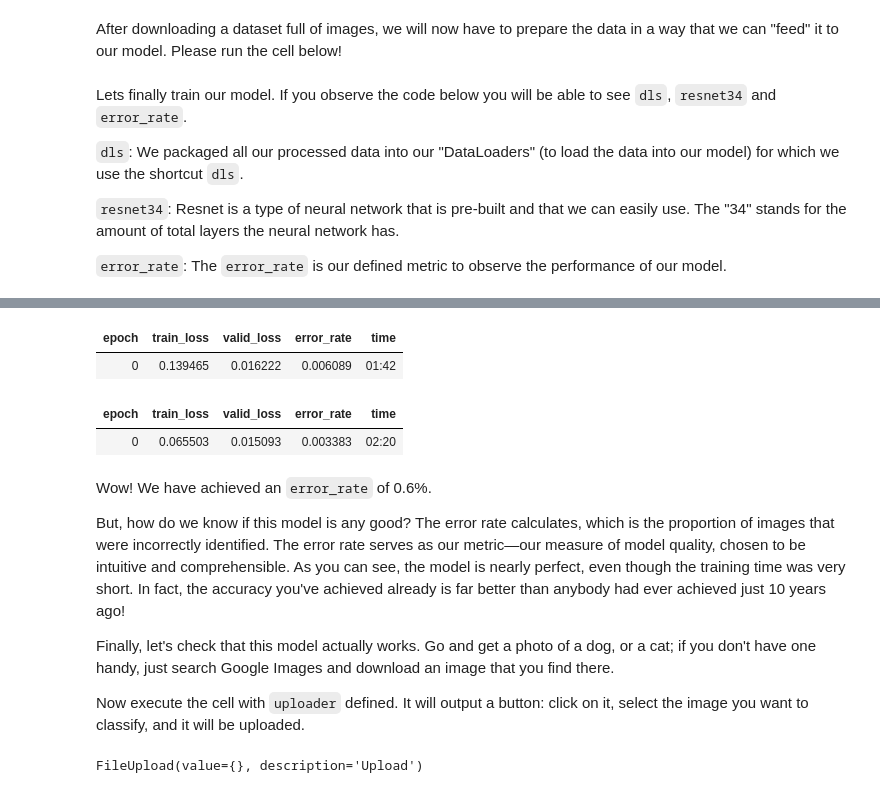
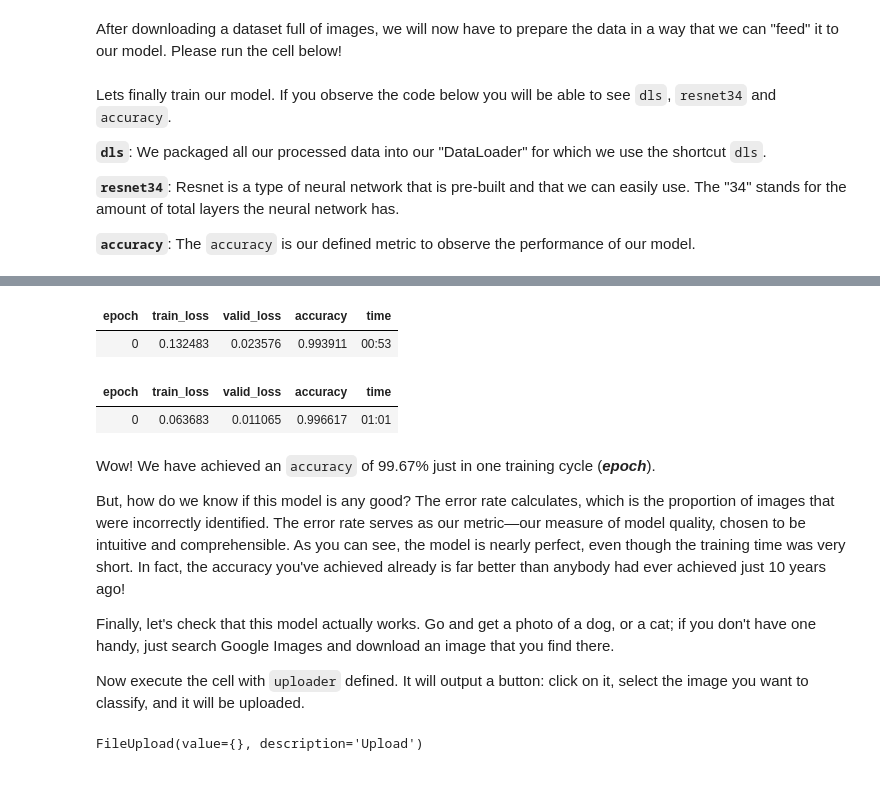
Before and after one commit to unpackAI/Ai101, a Jupyter notebook: Intro_Week/00_Intro_Coursebook.ipynb, the cells around one changed output, grey strips where cells are left out. Saved outputs shown, nothing was run; the diff lists cells and outputs as text; code cells hidden in the pictures.

```diff
--- a/Intro_Week/00_Intro_Coursebook.ipynb
+++ b/Intro_Week/00_Intro_Coursebook.ipynb
@@ -228,14 +228,14 @@ dls = ImageDataLoaders.from_name_func(
     path, get_image_files(path), valid_pct=0.2, seed=42,
     label_func=is_dog, item_tfms=Resize(224))
 # %% [markdown]
-Lets finally train our model. If you observe the code below you will be able to see `dls`, `resnet34` and `error_rate`.
+Lets finally train our model. If you observe the code below you will be able to see `dls`, `resnet34` and `accuracy`.
 
-`dls`: We packaged all our processed data into our "DataLoaders" (to load the data into our model) for which we use the shortcut `dls`.
+**`dls`**: We packaged all our processed data into our "DataLoader" for which we use the shortcut `dls`.
 
-`resnet34`: Resnet is a type of neural network that is pre-built and that we can easily use. The "34" stands for the amount of total layers the neural network has.
+**`resnet34`**: Resnet is a type of neural network that is pre-built and that we can easily use. The "34" stands for the amount of total layers the neural network has.
 
-`error_rate`: The `error_rate` is our defined metric to observe the performance of our model.
+**`accuracy`**: The `accuracy` is our defined metric to observe the performance of our model.
 # %%
-learn = cnn_learner(dls, resnet34, metrics=error_rate)
+learn = cnn_learner(dls, resnet34, metrics=accuracy)
 learn.fine_tune(1)
 # %% [output]
@@ -243,9 +242,9 @@ Downloading: "https://download.pytorch.org/models/resnet34-b627a593.pth" to /roo
-| epoch | train_loss | valid_loss | error_rate | time |
-| 0 | 0.139465 | 0.016222 | 0.006089 | 01:42 |
+| epoch | train_loss | valid_loss | accuracy | time |
+| 0 | 0.132483 | 0.023576 | 0.993911 | 00:53 |
-| epoch | train_loss | valid_loss | error_rate | time |
-| 0 | 0.065503 | 0.015093 | 0.003383 | 02:20 |
+| epoch | train_loss | valid_loss | accuracy | time |
+| 0 | 0.063683 | 0.011065 | 0.996617 | 01:01 |
 # %% [markdown]
-Wow! We have achieved an `error_rate` of 0.6%.
+Wow! We have achieved an `accuracy` of 99.67% just in one training cycle (***epoch***).
 
 But, how do we know if this model is any good? The error rate calculates, which is the proportion of images that were incorrectly identified. The error rate serves as our metric—our measure of model quality, chosen to be intuitive and comprehensible. As you can see, the model is nearly perfect, even though the training time was very short. In fact, the accuracy you've achieved already is far better than anybody had ever achieved just 10 years ago!
 
```
Also changed, not shown: parts of 7 cells of this notebook.
